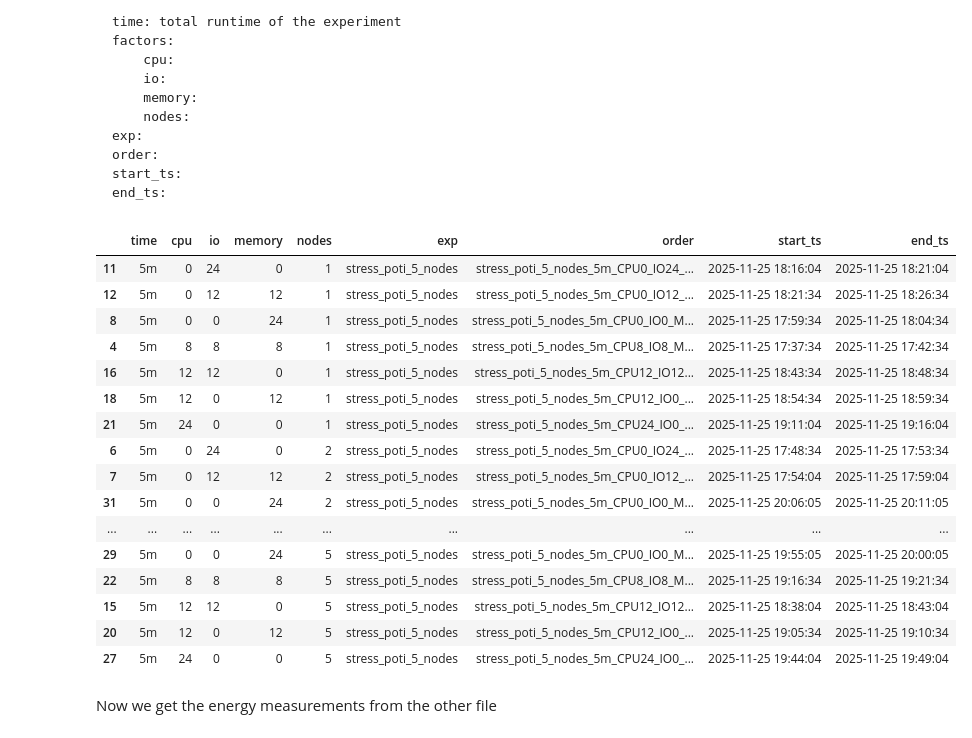
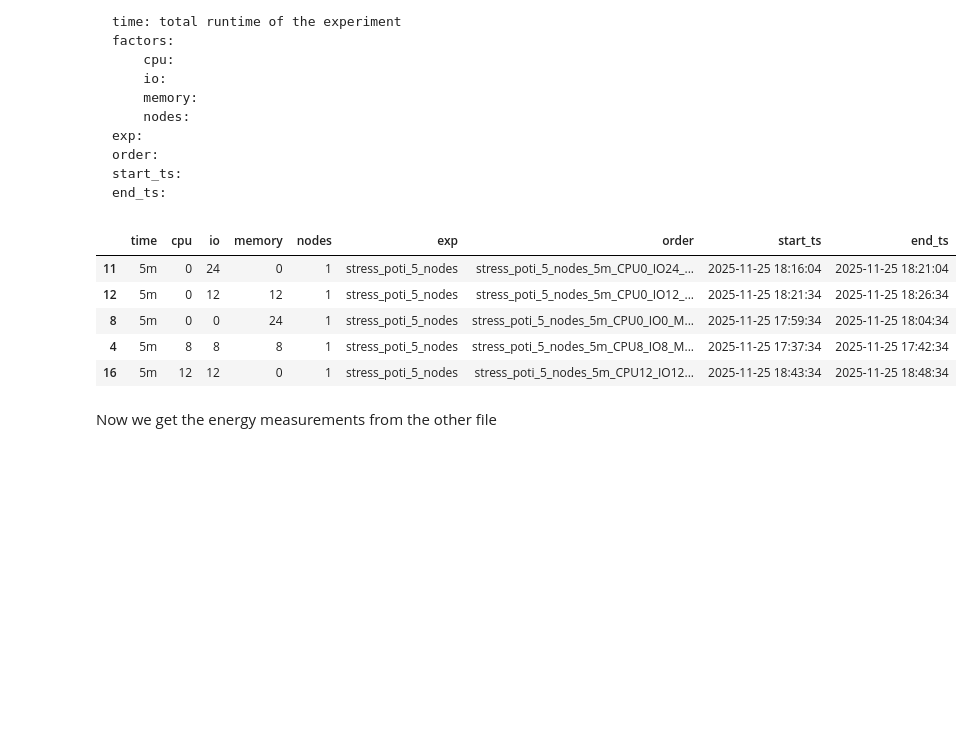
Before and after one commit to othomarcondes/CMP223-EnergyMeasurements, a Jupyter notebook: data_analysis.ipynb, the cells around one changed output. Cells and saved outputs as stored; diff of their text form; code cells hidden in the pictures; blank space fills up the shorter version.

```diff
--- a/data_analysis.ipynb
+++ b/data_analysis.ipynb
@@ -72,31 +74,20 @@ The data of about the experiment etc etc
     end_ts:
 # %%
 experiment = pd.read_csv("./data/stress_poti_5_nodes_735647/stress_poti_5_nodes_735647_output.csv", usecols=["time","cpu","io","memory","nodes","exp","order","start_ts","end_ts"])
-#experiment = experiment.set_index('nodes')  # make sure indexes pair with number of rows
+#experiment = experiment.set_index('nodes')  # make sure indexes pair with number of nodes
 
 experiment["start_ts"] = pd.to_datetime(experiment["start_ts"], format="%Y-%m-%d %H:%M:%S")
 experiment["end_ts"] = pd.to_datetime(experiment["end_ts"], format="%Y-%m-%d %H:%M:%S")
 
-experiment = experiment.sort_values(['nodes','cpu','memory','io'])
-experiment
+experiment = experiment.sort_values(['nodes','cpu','memory','io']) # ordenar por numero de nodos, cpu, memoria, io
+experiment.head()
 # %% [output]
 |  | time | cpu | io | memory | nodes | exp | order | start_ts | end_ts |
 | 11 | 5m | 0 | 24 | 0 | 1 | stress_poti_5_nodes | stress_poti_5_nodes_5m_CPU0_IO24_... | 2025-11-25 18:16:04 | 2025-11-25 18:21:04 |
 | 12 | 5m | 0 | 12 | 12 | 1 | stress_poti_5_nodes | stress_poti_5_nodes_5m_CPU0_IO12_... | 2025-11-25 18:21:34 | 2025-11-25 18:26:34 |
 | 8 | 5m | 0 | 0 | 24 | 1 | stress_poti_5_nodes | stress_poti_5_nodes_5m_CPU0_IO0_M... | 2025-11-25 17:59:34 | 2025-11-25 18:04:34 |
 | 4 | 5m | 8 | 8 | 8 | 1 | stress_poti_5_nodes | stress_poti_5_nodes_5m_CPU8_IO8_M... | 2025-11-25 17:37:34 | 2025-11-25 17:42:34 |
 | 16 | 5m | 12 | 12 | 0 | 1 | stress_poti_5_nodes | stress_poti_5_nodes_5m_CPU12_IO12... | 2025-11-25 18:43:34 | 2025-11-25 18:48:34 |
-| 18 | 5m | 12 | 0 | 12 | 1 | stress_poti_5_nodes | stress_poti_5_nodes_5m_CPU12_IO0_... | 2025-11-25 18:54:34 | 2025-11-25 18:59:34 |
-| 21 | 5m | 24 | 0 | 0 | 1 | stress_poti_5_nodes | stress_poti_5_nodes_5m_CPU24_IO0_... | 2025-11-25 19:11:04 | 2025-11-25 19:16:04 |
-| 6 | 5m | 0 | 24 | 0 | 2 | stress_poti_5_nodes | stress_poti_5_nodes_5m_CPU0_IO24_... | 2025-11-25 17:48:34 | 2025-11-25 17:53:34 |
-| 7 | 5m | 0 | 12 | 12 | 2 | stress_poti_5_nodes | stress_poti_5_nodes_5m_CPU0_IO12_... | 2025-11-25 17:54:04 | 2025-11-25 17:59:04 |
-| 31 | 5m | 0 | 0 | 24 | 2 | stress_poti_5_nodes | stress_poti_5_nodes_5m_CPU0_IO0_M... | 2025-11-25 20:06:05 | 2025-11-25 20:11:05 |
-| ... | ... | ... | ... | ... | ... | ... | ... | ... | ... |
-| 29 | 5m | 0 | 0 | 24 | 5 | stress_poti_5_nodes | stress_poti_5_nodes_5m_CPU0_IO0_M... | 2025-11-25 19:55:05 | 2025-11-25 20:00:05 |
-| 22 | 5m | 8 | 8 | 8 | 5 | stress_poti_5_nodes | stress_poti_5_nodes_5m_CPU8_IO8_M... | 2025-11-25 19:16:34 | 2025-11-25 19:21:34 |
-| 15 | 5m | 12 | 12 | 0 | 5 | stress_poti_5_nodes | stress_poti_5_nodes_5m_CPU12_IO12... | 2025-11-25 18:38:04 | 2025-11-25 18:43:04 |
-| 20 | 5m | 12 | 0 | 12 | 5 | stress_poti_5_nodes | stress_poti_5_nodes_5m_CPU12_IO0_... | 2025-11-25 19:05:34 | 2025-11-25 19:10:34 |
-| 27 | 5m | 24 | 0 | 0 | 5 | stress_poti_5_nodes | stress_poti_5_nodes_5m_CPU24_IO0_... | 2025-11-25 19:44:04 | 2025-11-25 19:49:04 |
 # %% [markdown]
 Now we get the energy measurements from the other file
 # %%
```
Also changed, not shown: parts of 9 cells of this notebook.
